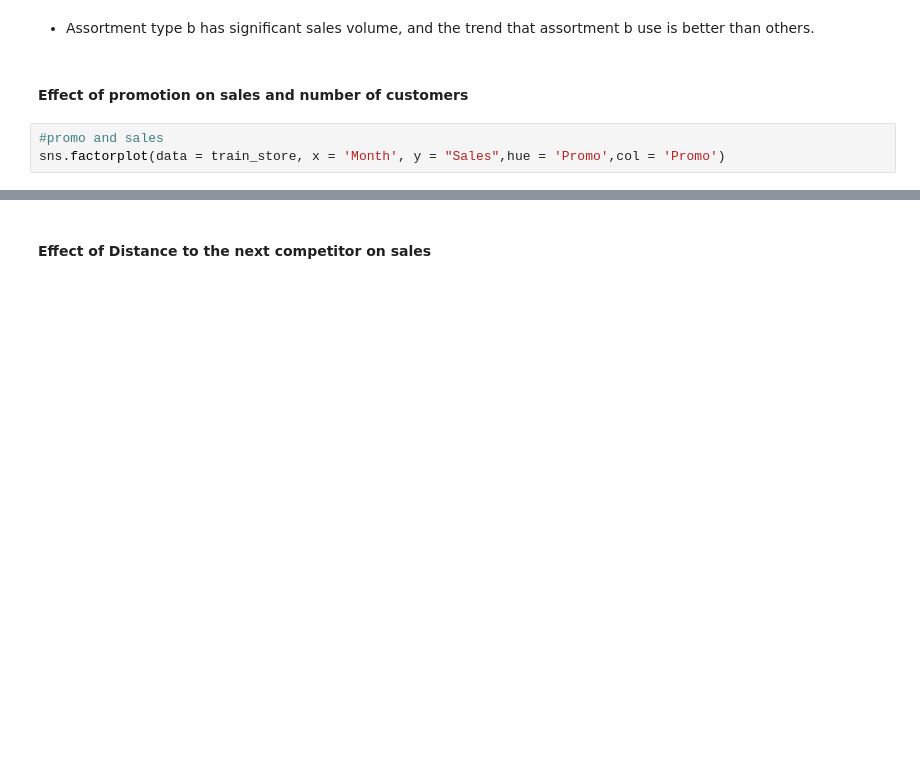
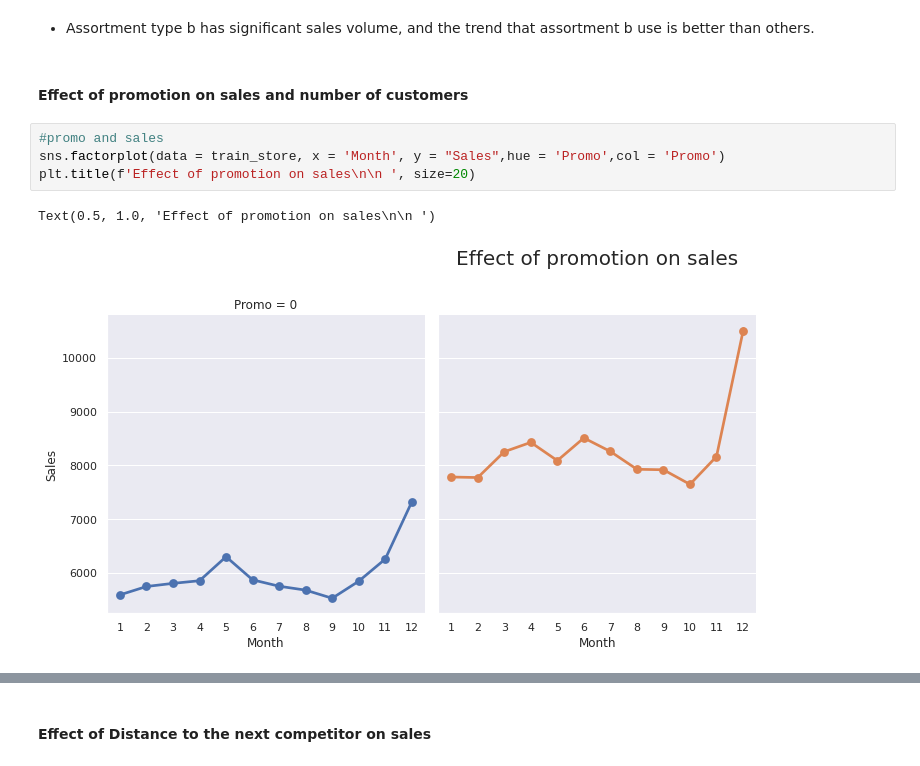
Before and after one commit to Bethelsis/Pharmaceutical-Sales-prediction, a Jupyter notebook: Notebooks/sales_predict_prophet.ipynb, the cells around one changed output, grey strips where cells are left out. Drawn from its saved outputs; the diff is of its cells as text; blank space fills up the shorter version.

```diff
--- a/Notebooks/sales_predict_prophet.ipynb
+++ b/Notebooks/sales_predict_prophet.ipynb
@@ -428,6 +443,10 @@ sns.factorplot(data = train_store, x = 'Month', y = "Sales",hue = 'Assortment',
 # %%
 #promo and sales
 sns.factorplot(data = train_store, x = 'Month', y = "Sales",hue = 'Promo',col = 'Promo')
+plt.title(f'Effect of promotion on sales\n\n ', size=20)
+# %% [output]
+Text(0.5, 1.0, 'Effect of promotion on sales\n\n ')
+[figure, added]
 # %%
 #promo and customers
 sns.factorplot(data = train_store, x = 'Month', y = "Customers",hue = 'Promo',col = 'Promo')
```
Also changed, not shown: parts of 18 cells of this notebook.
